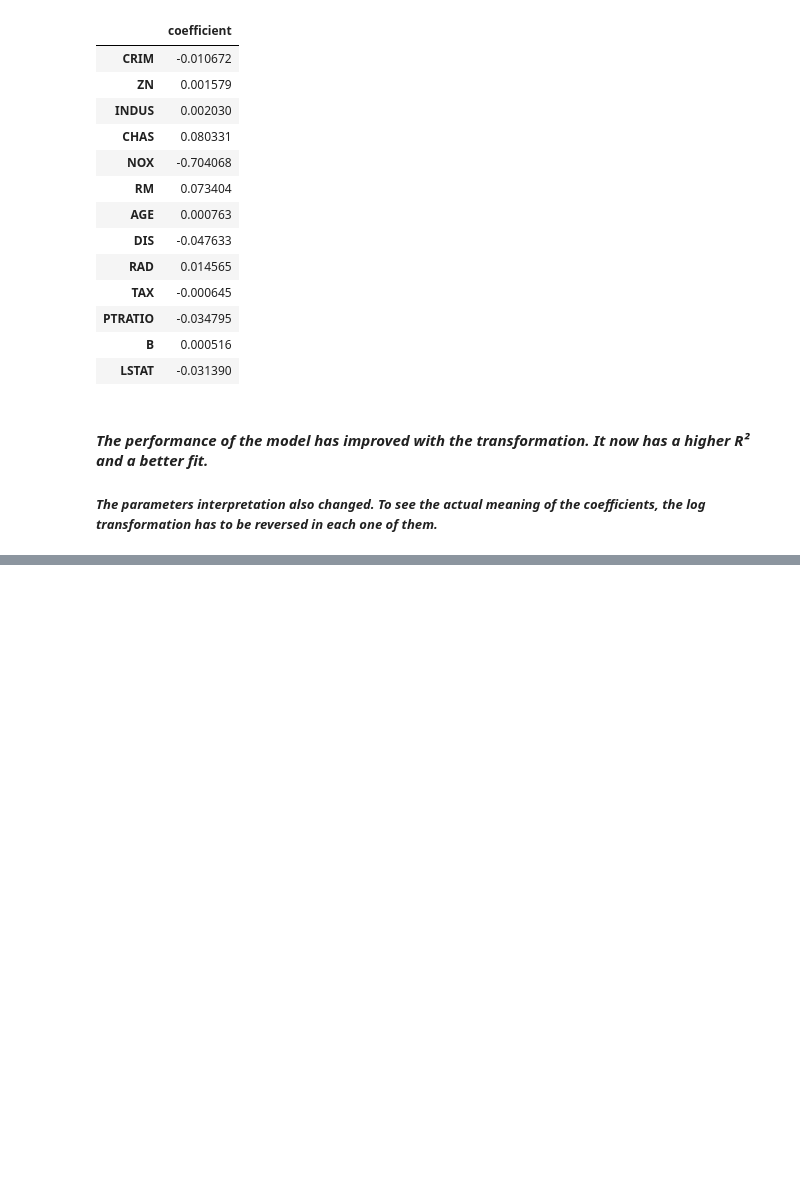
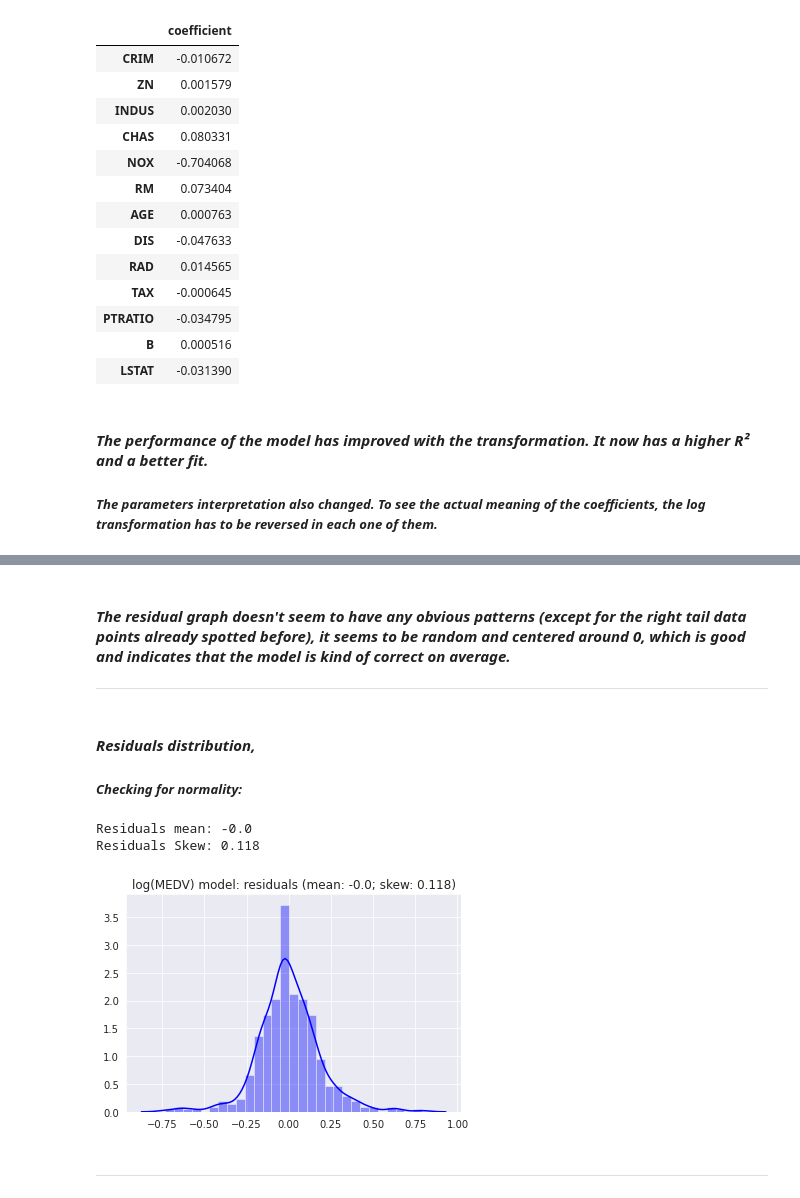
Before and after one commit to playeredlc/DataScience-Learnings, a Jupyter notebook: Linear-Regression/House-Prices-Prediction/house_prices_multivar_regression.ipynb, the cells around one changed output, grey strips where cells are left out. Drawn from its saved outputs; the diff is of its cells as text; code cells hidden in the pictures; blank space fills up the shorter version.

```diff
--- a/Linear-Regression/House-Prices-Prediction/house_prices_multivar_regression.ipynb
+++ b/Linear-Regression/House-Prices-Prediction/house_prices_multivar_regression.ipynb
@@ -646,0 +689,20 @@ pd.concat(frames, axis=1)
+# %% [markdown]
+#### *The residual graph doesn't seem to have any obvious patterns (except for the right tail data points already spotted before), it seems to be random and centered around 0, which is good and indicates that the model is kind of correct on average.*
+---
+# %% [markdown]
+#### *Residuals distribution,*
+##### *Checking for normality:*
+# %%
+resid_mean = round(results.resid.mean(), 3) # always equal to zero?
+resid_skew = round(results.resid.skew(), 3)
+print(f'Residuals mean: {resid_mean}\nResiduals Skew: {resid_skew}')
+sns.set_style('darkgrid')
+sns.distplot(results.resid, color='blue')
+plt.title(f'log(MEDV) model: residuals (mean: {resid_mean}; skew: {resid_skew})')
+plt.show()
+# %% [output]
+Residuals mean: -0.0
+Residuals Skew: 0.118
+[figure, added]
+# %% [markdown]
+----
```
Also changed, not shown: parts of 37 cells of this notebook.
